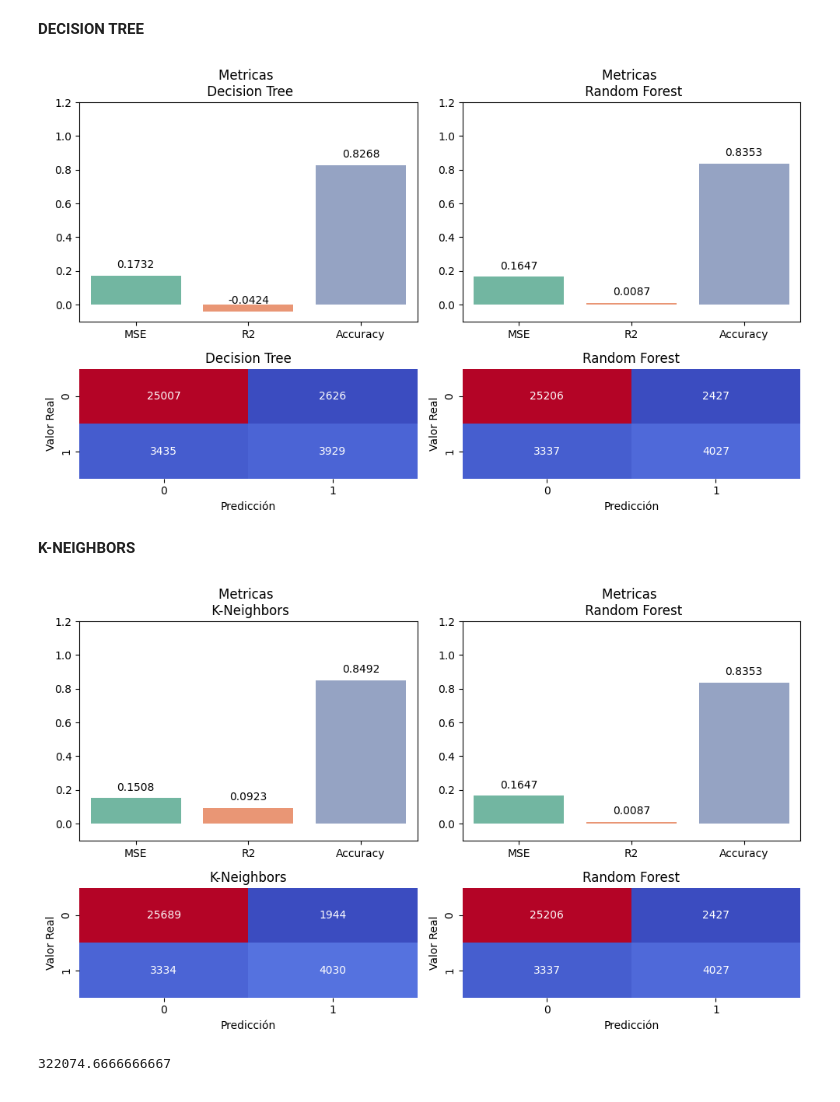
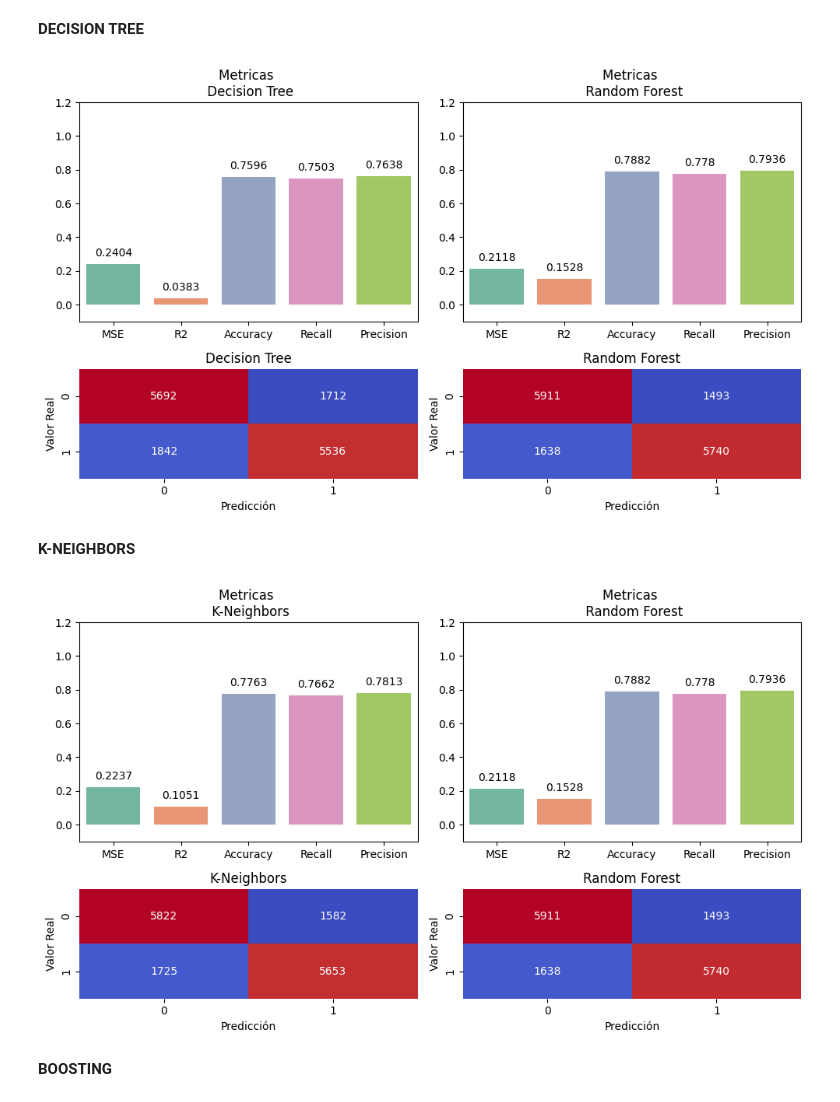
Before and after one commit to 4GeeksAcademy/Proyecto-Bank-Churn-Eli-Isa, a Jupyter notebook: src/Modelos-1.ipynb, the cells around one changed output. Drawn from its saved outputs; the diff is of its cells as text; code cells hidden in the pictures.

Commit message:
modelos completo y comparativa

```diff
--- a/src/Modelos-1.ipynb
+++ b/src/Modelos-1.ipynb
@@ -86,0 +124,5 @@ Separamos la muestra test y de entrenamiento: X lleva las variables iniciales Ca
+# %%
+#Si vamos a coger la muestra balanceada:
+
+y=balanced_data["Exited"]
+X=balanced_data[tot_cols]
@@ -87,7 +131,4 @@ Separamos la muestra test y de entrenamiento: X lleva las variables iniciales Ca
 # %%
-y=data_clean["Exited"]
-X=data_clean[vars_mod1]
-
 X_train,X_test,y_train,y_test=train_test_split(X,y,test_size=0.2,random_state=42)
 # %% [markdown]
 Normalizamos los datos
@@ -262,13 +335,15 @@ y_pred_RF = model_RF.predict(X_test_norm)
 MSE_RF= mean_squared_error(y_test, y_pred_RF)
 R2_RF=r2_score(y_test, y_pred_RF)
 model_acc_RF=accuracy_score(y_test, y_pred_RF)
+rec_RF=recall_score(y_test, y_pred_RF)
+prec_RF=precision_score(y_test, y_pred_RF)
 
 RF_conf=confusion_matrix(y_test, y_pred_RF)
 
-valores_model=[MSE,R2,model_acc]
-valores_RF=[MSE_RF,R2_RF,model_acc_RF]
+valores_model=[MSE,R2,model_acc,model_rec,model_prec]
+valores_RF=[MSE_RF,R2_RF,model_acc_RF,rec_RF,prec_RF]
 
-nombs=['MSE','R2','Accuracy']
+nombs=['MSE','R2','Accuracy','Recall','Precision']
 
 fig, axis= plt.subplots(2,2,figsize=(10,6), gridspec_kw={'height_ratios': [2, 1]})
 
@@ -288,7 +363,7 @@ sns.heatmap(RF_conf, annot=True, fmt='g', cmap='coolwarm', cbar=False, ax=axis[1
 
 axis[1,0].set_xlabel('Predicción')
 axis[1,0].set_ylabel('Valor Real')
-axis[1,0].set_title('Matriz de Confusion')
+axis[1,0].set_title('Random Forest')
 
 ax1=sns.barplot(x=nombs,y=valores_model,hue=nombs,ax=axis[0,1],palette="Set2")
 lim0=-0.1
@@ -306,7 +381,7 @@ sns.heatmap(model_conf, annot=True, fmt='g', cmap='coolwarm', cbar=False, ax=axi
 
 axis[1,1].set_xlabel('Predicción')
 axis[1,1].set_ylabel('Valor Real')
-axis[1,1].set_title('Matriz de Confusion')
+axis[1,1].set_title('Regresión Logística')
 
 plt.tight_layout()
 plt.show()
@@ -432,13 +548,15 @@ y_pred_DT=model_DT.predict(X_test_norm)
 MSE_DT= mean_squared_error(y_test, y_pred_DT)
 R2_DT=r2_score(y_test, y_pred_DT)
 model_acc_DT=accuracy_score(y_test, y_pred_DT)
+rec_DT=recall_score(y_test, y_pred_DT)
+prec_DT=precision_score(y_test, y_pred_DT)
 
 DT_conf=confusion_matrix(y_test, y_pred_DT)
 
-valores_DT=[MSE_DT,R2_DT,model_acc_DT]
-valores_RF=[MSE_RF,R2_RF,model_acc_RF]
+valores_DT=[MSE_DT,R2_DT,model_acc_DT,rec_DT,prec_DT]
+valores_RF=[MSE_RF,R2_RF,model_acc_RF,rec_RF,prec_RF]
 
-nombs=['MSE','R2','Accuracy']
+nombs=['MSE','R2','Accuracy','Recall','Precision']
 
 fig, axis= plt.subplots(2,2,figsize=(10,6), gridspec_kw={'height_ratios': [2, 1]})
 
@@ -481,7 +599,7 @@ axis[1,1].set_title('Random Forest')
 plt.tight_layout()
 plt.show()
 # %% [output]
-[figure, old version]
+[figure, new version]
 # %% [markdown]
 **K-NEIGHBORS**
 # %%
@@ -493,12 +611,14 @@ y_pred_KN=model_KN.predict(X_test_norm)
 MSE_KN= mean_squared_error(y_test, y_pred_KN)
 R2_KN=r2_score(y_test, y_pred_KN)
 model_acc_KN=accuracy_score(y_test, y_pred_KN)
+rec_KN=recall_score(y_test, y_pred_KN)
+prec_KN=precision_score(y_test, y_pred_KN)
 
 KN_conf=confusion_matrix(y_test, y_pred_KN)
 
-valores_KN=[MSE_KN,R2_KN,model_acc_KN]
+valores_KN=[MSE_KN,R2_KN,model_acc_KN,rec_KN,prec_KN]
 
-nombs=['MSE','R2','Accuracy']
+nombs=['MSE','R2','Accuracy','Recall','Precision']
 
 fig, axis= plt.subplots(2,2,figsize=(10,6), gridspec_kw={'height_ratios': [2, 1]})
 
@@ -514,44 +634,33 @@ axis[0,0].set_title("Metricas \n K-Neighbors")
 
 sns.heatmap(KN_conf, annot=True, fmt='g', cmap='coolwarm', cbar=False, ax=axis[1,0],
             xticklabels=['0', '1'],
             yticklabels=['0', '1'])
 
 axis[1,0].set_xlabel('Predicción')
 axis[1,0].set_ylabel('Valor Real')
 axis[1,0].set_title('K-Neighbors')
 
 ax1=sns.barplot(x=nombs,y=valores_RF,hue=nombs,ax=axis[0,1],palette="Set2")
 lim0=-0.1
 lim1=1.2
 for p in ax1.patches:
     ax1.annotate(f'{round(p.get_height(),4)}', (p.get_x() + p.get_width() / 2., p.get_height()),
                 ha='center', va='center', xytext=(0, 10), textcoords='offset points')
 
 axis[0,1].set_ylim(lim0,lim1)
 axis[0,1].set_title("Metricas \n Random Forest")
 
 sns.heatmap(RF_conf, annot=True, fmt='g', cmap='coolwarm', cbar=False, ax=axis[1,1],
             xticklabels=['0', '1'],
             yticklabels=['0', '1'])
 
 axis[1,1].set_xlabel('Predicción')
 axis[1,1].set_ylabel('Valor Real')
 axis[1,1].set_title('Random Forest')
 
 plt.tight_layout()
 plt.show()
 # %% [output]
-[figure, old version]
+[figure, new version]
-# %%
-import pandas as pd
-from sklearn.model_selection import train_test_split
-
-# Obtén una muestra del 70% de la clase 0 y del 30% de la clase 1
-sample_class_0 = data_clean[data_clean['Exited'] == 0].sample(frac=0.7, random_state=42)
-sample_class_1 = data_clean[data_clean['Exited'] == 1].sample(frac=0.3, random_state=42)
-# Combina las muestras para obtener el conjunto de datos balanceado
-balanced_data = pd.concat([sample_class_0, sample_class_1])
-# Verifica el balance resultante
-print(balanced_data['Exited'].value_counts())
-# %% [output]
-322074.6666666667
+# %% [markdown]
+**BOOSTING**
```
Also changed, not shown: parts of 21 cells of this notebook, 3 other files.
